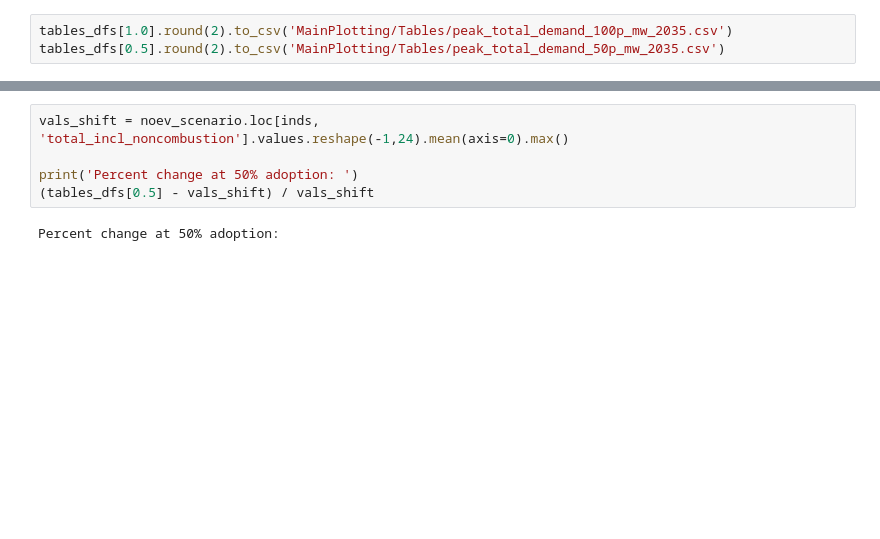
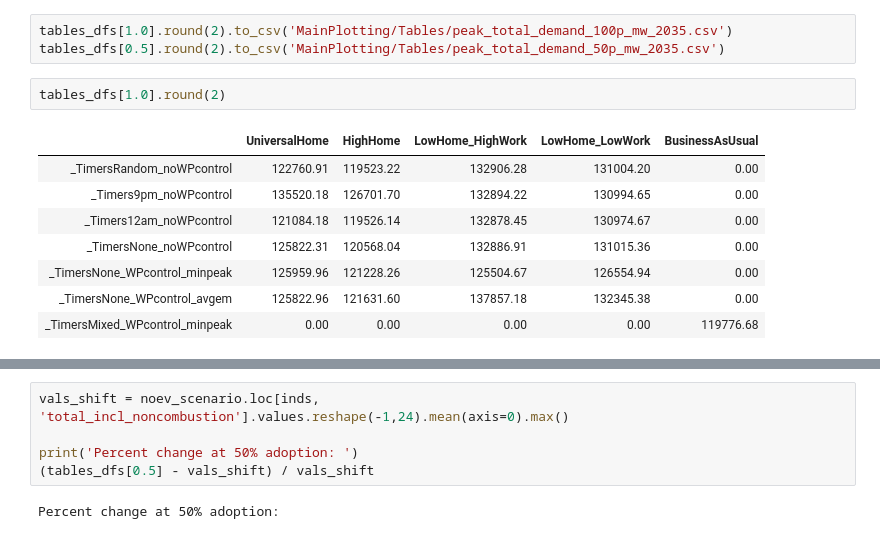
Before and after one commit to SiobhanPowell/speech-grid-impact, a Jupyter notebook: GridModel_GridImpact/MainPlotting/paperfig2b_changingpenlevel_peaks.ipynb, the cells around one changed output, grey strips where cells are left out. Drawn from its saved outputs; the diff is of its cells as text; blank space fills up the shorter version.

```diff
--- a/GridModel_GridImpact/MainPlotting/paperfig2b_changingpenlevel_peaks.ipynb
+++ b/GridModel_GridImpact/MainPlotting/paperfig2b_changingpenlevel_peaks.ipynb
@@ -124,3 +128,14 @@ plt.show()
 # %%
 tables_dfs[1.0].round(2).to_csv('MainPlotting/Tables/peak_total_demand_100p_mw_2035.csv')
 tables_dfs[0.5].round(2).to_csv('MainPlotting/Tables/peak_total_demand_50p_mw_2035.csv')
+# %%
+tables_dfs[1.0].round(2)
+# %% [output]
+|  | UniversalHome | HighHome | LowHome_HighWork | LowHome_LowWork | BusinessAsUsual |
+| _TimersRandom_noWPcontrol | 122760.91 | 119523.22 | 132906.28 | 131004.20 | 0.00 |
+| _Timers9pm_noWPcontrol | 135520.18 | 126701.70 | 132894.22 | 130994.65 | 0.00 |
+| _Timers12am_noWPcontrol | 121084.18 | 119526.14 | 132878.45 | 130974.67 | 0.00 |
+| _TimersNone_noWPcontrol | 125822.31 | 120568.04 | 132886.91 | 131015.36 | 0.00 |
+| _TimersNone_WPcontrol_minpeak | 125959.96 | 121228.26 | 125504.67 | 126554.94 | 0.00 |
+| _TimersNone_WPcontrol_avgem | 125822.96 | 121631.60 | 137857.18 | 132345.38 | 0.00 |
+| _TimersMixed_WPcontrol_minpeak | 0.00 | 0.00 | 0.00 | 0.00 | 119776.68 |
```
Also changed, not shown: parts of 6 cells of this notebook.
